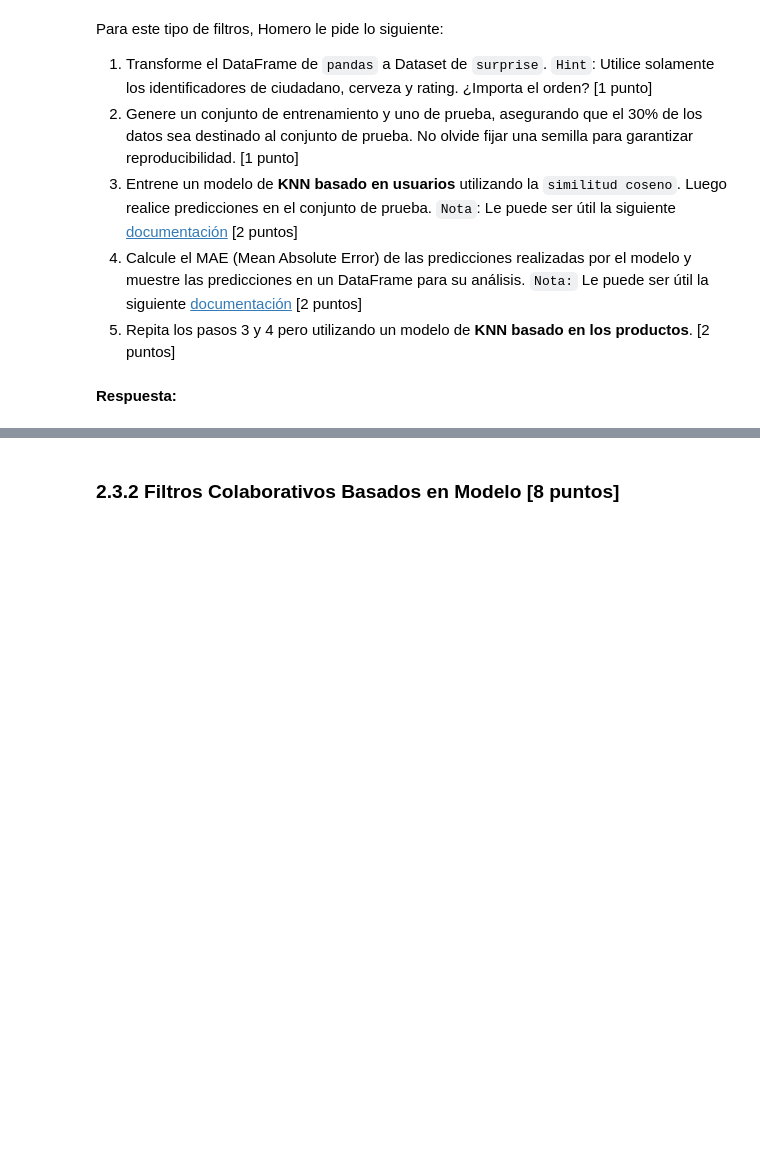
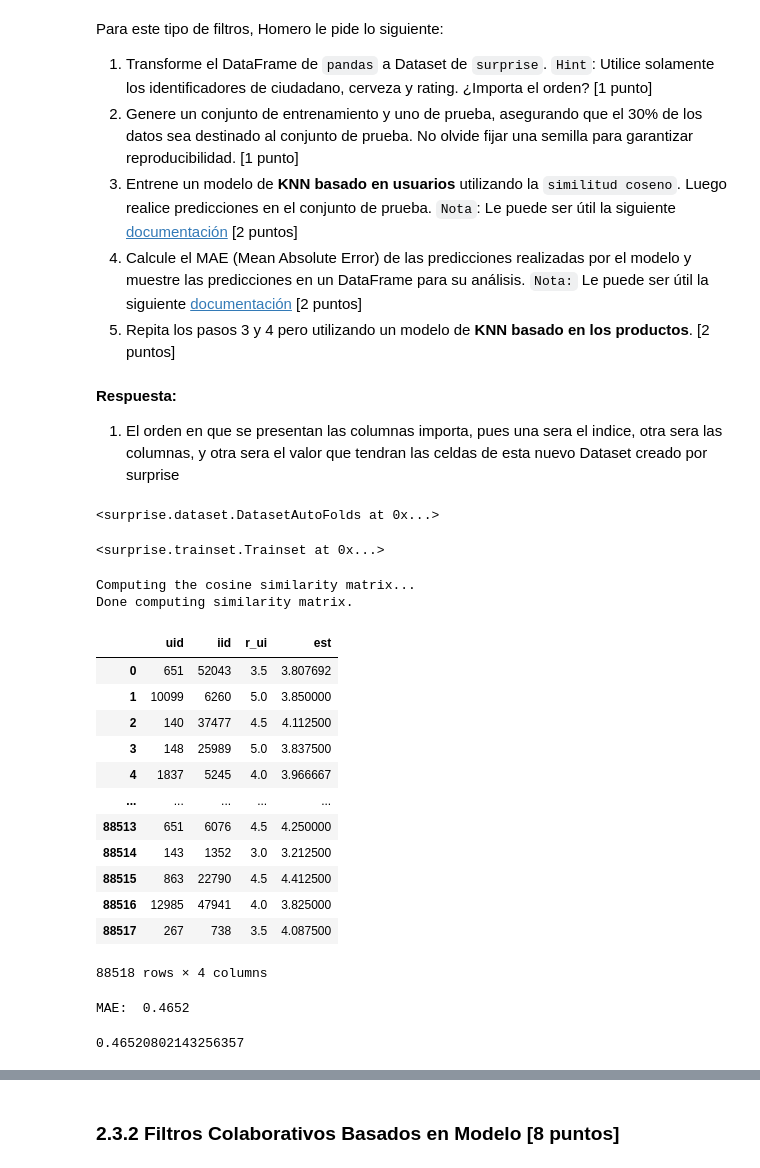
Before and after one commit to jp835/Repositorio-laboratorio-de-programaci-n-cient-fica-grupo-LosTcg, a Jupyter notebook: Lab 10/Lab10_enunciado.ipynb, the cells around one changed output, grey strips where cells are left out. Saved outputs shown, nothing was run; the diff lists cells and outputs as text; code cells hidden in the pictures; blank space fills up the shorter version.

```diff
--- a/Lab 10/Lab10_enunciado.ipynb
+++ b/Lab 10/Lab10_enunciado.ipynb
@@ -947,0 +1074,11 @@ Antes de entrenar nuestro sistema recomendador, es necesario caracterizar los da
+# %%
+#Hacemos la matriz con surprise tambien
+df_surprise = data_cervezas[['userId', 'beerId', 'rating']]
+
+
+reader = Reader(rating_scale=(df_surprise['rating'].min(), df_surprise['rating'].max()))
+
+
+data_surp = Dataset.load_from_df(df_surprise, reader)
+#Como comentario no nos hace sentido que sea esto lo que se pide, sino lo anterior, ya que visualizar esto es lo mismo que visualizar df_surprise derechamente
+df_surprise.head()
@@ -981,7 +1221,66 @@ Para este tipo de filtros, Homero le pide lo siguiente:
 3. Entrene un modelo de **KNN basado en usuarios** utilizando la `similitud coseno`. Luego realice predicciones en el conjunto de prueba. `Nota`: Le puede ser útil la siguiente [documentación](https://surprise.readthedocs.io/en/stable/knn_inspired.html) [2 puntos]
 4. Calcule el MAE (Mean Absolute Error) de las predicciones realizadas por el modelo y muestre las predicciones en un DataFrame para su análisis. `Nota:` Le puede ser útil la siguiente [documentación](https://surprise.readthedocs.io/en/stable/accuracy.html#surprise.accuracy.mae) [2 puntos]
 5. Repita los pasos 3 y 4 pero utilizando un modelo de **KNN basado en los productos**. [2 puntos]
-# %% [markdown]
-**Respuesta:**
+# %% [markdown]
+**Respuesta:**
+
+1. El orden en que se presentan las columnas importa, pues una sera el indice, otra sera las columnas, y otra sera el valor que tendran las celdas de esta nuevo Dataset creado por surprise
 # %%
 #CODIGO AQUI
+# %%
+df_surprise = data_cervezas[['userId', 'beerId', 'rating']]
+
+
+reader = Reader(rating_scale=(df_surprise['rating'].min(), df_surprise['rating'].max()))
+
+
+data_surp = Dataset.load_from_df(df_surprise, reader)
+data_surp
+# %% [output]
+<surprise.dataset.DatasetAutoFolds at 0x...>
+# %%
+from surprise.model_selection import train_test_split
+
+
+
+trainset, testset = train_test_split(data = data_surp, test_size = 0.3, random_state = 3380)
+trainset
+# %% [output]
+<surprise.trainset.Trainset at 0x...>
+# %%
+sim_options = {
+    'name': 'cosine',
+    'user_based': True
+}
+
+algo_user = KNNBasic(sim_options=sim_options)
+
+
+algo_user.fit(trainset)
+
+
+predicciones_user = algo_user.test(testset)
+df_predictions = pd.DataFrame(predicciones_user)
+df_predictions.drop(columns = ['details'])
+# %% [output]
+Computing the cosine similarity matrix...
+Done computing similarity matrix.
+|  | uid | iid | r_ui | est |
+| 0 | 651 | 52043 | 3.5 | 3.807692 |
+| 1 | 10099 | 6260 | 5.0 | 3.850000 |
+| 2 | 140 | 37477 | 4.5 | 4.112500 |
+| 3 | 148 | 25989 | 5.0 | 3.837500 |
+| 4 | 1837 | 5245 | 4.0 | 3.966667 |
+| ... | ... | ... | ... | ... |
+| 88513 | 651 | 6076 | 4.5 | 4.250000 |
+| 88514 | 143 | 1352 | 3.0 | 3.212500 |
+| 88515 | 863 | 22790 | 4.5 | 4.412500 |
+| 88516 | 12985 | 47941 | 4.0 | 3.825000 |
+| 88517 | 267 | 738 | 3.5 | 4.087500 |
+88518 rows × 4 columns
+# %%
+print("MAE basado en usuarios")
+mae(predicciones_user)
+# %% [output]
+MAE:  0.4652
+0.46520802143256357
```
Also changed, not shown: parts of 45 cells of this notebook.
